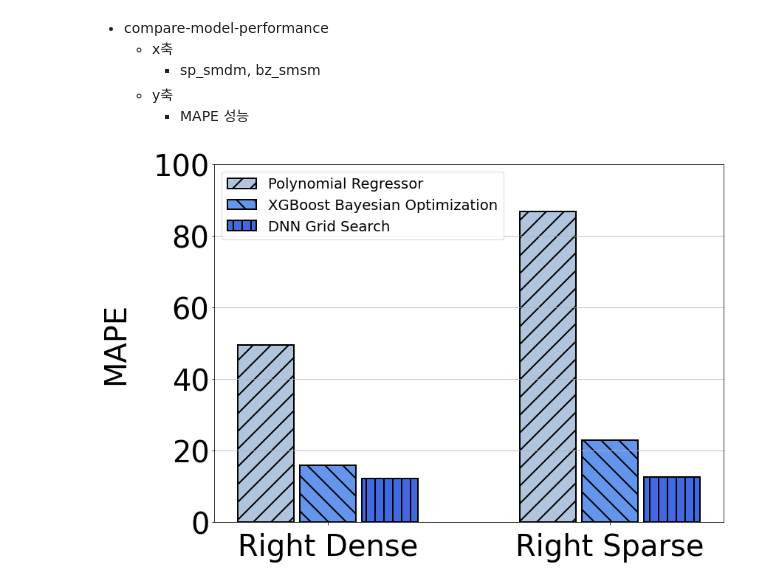
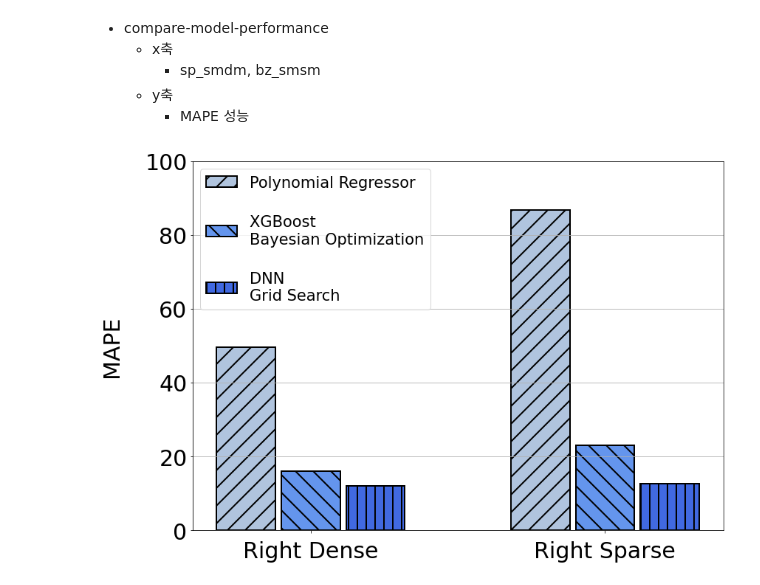
Before and after one commit to unhochoi/Sparse-Matrix-Multiplication, a Jupyter notebook: figure/pyplot/compare-model-mape.ipynb, the cells around one changed output. Cells and saved outputs as stored; diff of their text form; code cells hidden in the pictures.

Commit message:
modifying figure

```diff
--- a/figure/pyplot/compare-model-mape.ipynb
+++ b/figure/pyplot/compare-model-mape.ipynb
@@ -80,44 +80,44 @@ poly_default_yerr = df[['mingap', 'maxgap']].T.to_numpy()
 
 ################################# x축 및 전체 figure 설정 ####################################################
 
-fontsize = 40
+fontsize = 30
 
 plt.rc('axes', labelsize=fontsize)   # x,y축 label 폰트 크기
 plt.rc('xtick', labelsize=fontsize)  # x축 눈금 폰트 크기
 plt.rc('ytick', labelsize=fontsize)  # y축 눈금 폰트 크기
-plt.rc('legend', fontsize=fontsize*0.49)  # 범례 폰트 크기
+plt.rc('legend', fontsize=fontsize*0.7)  # 범례 폰트 크기
 plt.rcParams['hatch.linewidth'] = 2 # bar pattern 두께
 
 x = np.arange(len(x_label)) # x축 인덱스
 width = 0.2 # bar 넓이
 
 fig, ax1 = plt.subplots(figsize=(12,8)) # figure 및 subplot 선언
 
 # 각 bar 의 중심 지정
 bar1 = ax1.bar(x - 0.22, poly_default, width, linewidth=2, edgecolor='black', yerr=poly_default_yerr, hatch='/', label='Polynomial Regressor', color='lightsteelblue', capsize=20)
-bar2 = ax1.bar(x , xgbregressor_bo, width, linewidth=2, edgecolor='black', yerr=xgbregressor_default_yerr, hatch='\\', label='XGBoost Bayesian Optimization', color='cornflowerblue', capsize=20)
-bar3 = ax1.bar(x + 0.22, dnn_grid, width, linewidth=2, edgecolor='black', yerr=dnn_default_yerr, hatch='|', label='DNN Grid Search', color='royalblue', capsize=20)
+bar2 = ax1.bar(x , xgbregressor_bo, width, linewidth=2, edgecolor='black', yerr=xgbregressor_default_yerr, hatch='\\', label='\nXGBoost \nBayesian Optimization\n', color='cornflowerblue', capsize=20)
+bar3 = ax1.bar(x + 0.22, dnn_grid, width, linewidth=2, edgecolor='black', yerr=dnn_default_yerr, hatch='|', label='DNN \nGrid Search', color='royalblue', capsize=20)
 
 ################################# ax1 ####################################################
 
 ax1.set_xticks(x) # x축 인덱스
 ax1.set_xticklabels(x_label) # x축 label 이름
 ax1.tick_params(axis='x',pad=10) # x축 label pad
 
 ax1.yaxis.grid(True) # y축만 grid 사용
 ax1.set_ylim([0, 100])  # 좌측 y축 범위 설정
 # ax1.set_yticks([0, 10, 20, 30, 40, 50, 60, 70, 80]) # y축 index 설정
 
 # ax1.set_xlabel('Multiplication Method', labelpad=20) # ax1 ylabel 설정
 ax1.set_ylabel('MAPE', labelpad=30) # ax1 ylabel 설정
 
 #ax1.set_title('spmm sparse dense diff', pad=40) # ax1 title 설정
 ax1.legend(loc="upper left") # 범례 표시
 # 범례 글씨 크기 줄이기
 
 # 이미지 저장시, figure 크기에 맞게 이미지 저장
 fig.tight_layout()
 fig.savefig('./compare-model-mape.png')
 plt.show()
 # %% [output]
-[figure, old version]
+[figure, new version]
```
Also changed, not shown: 14 other files.
